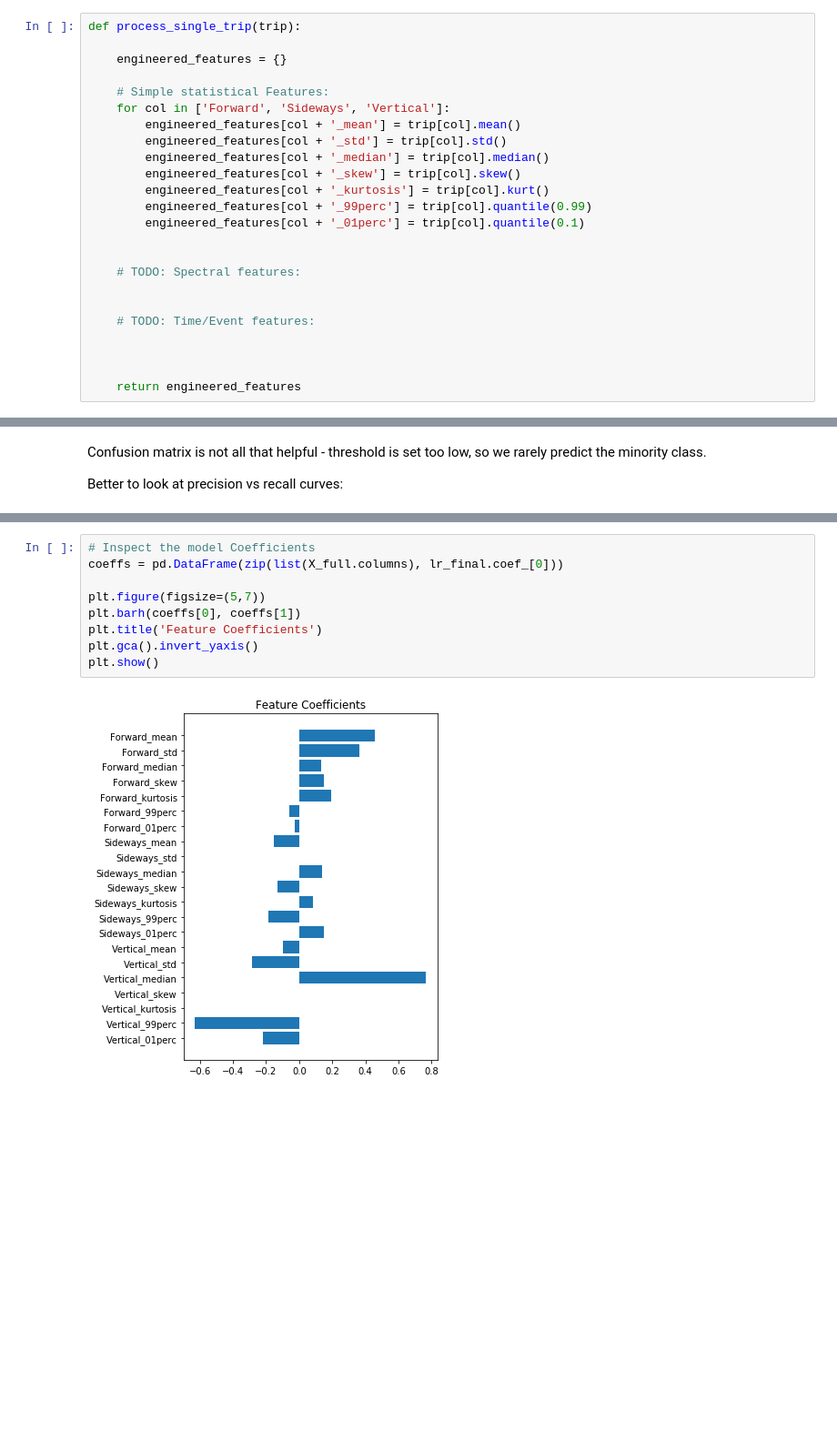
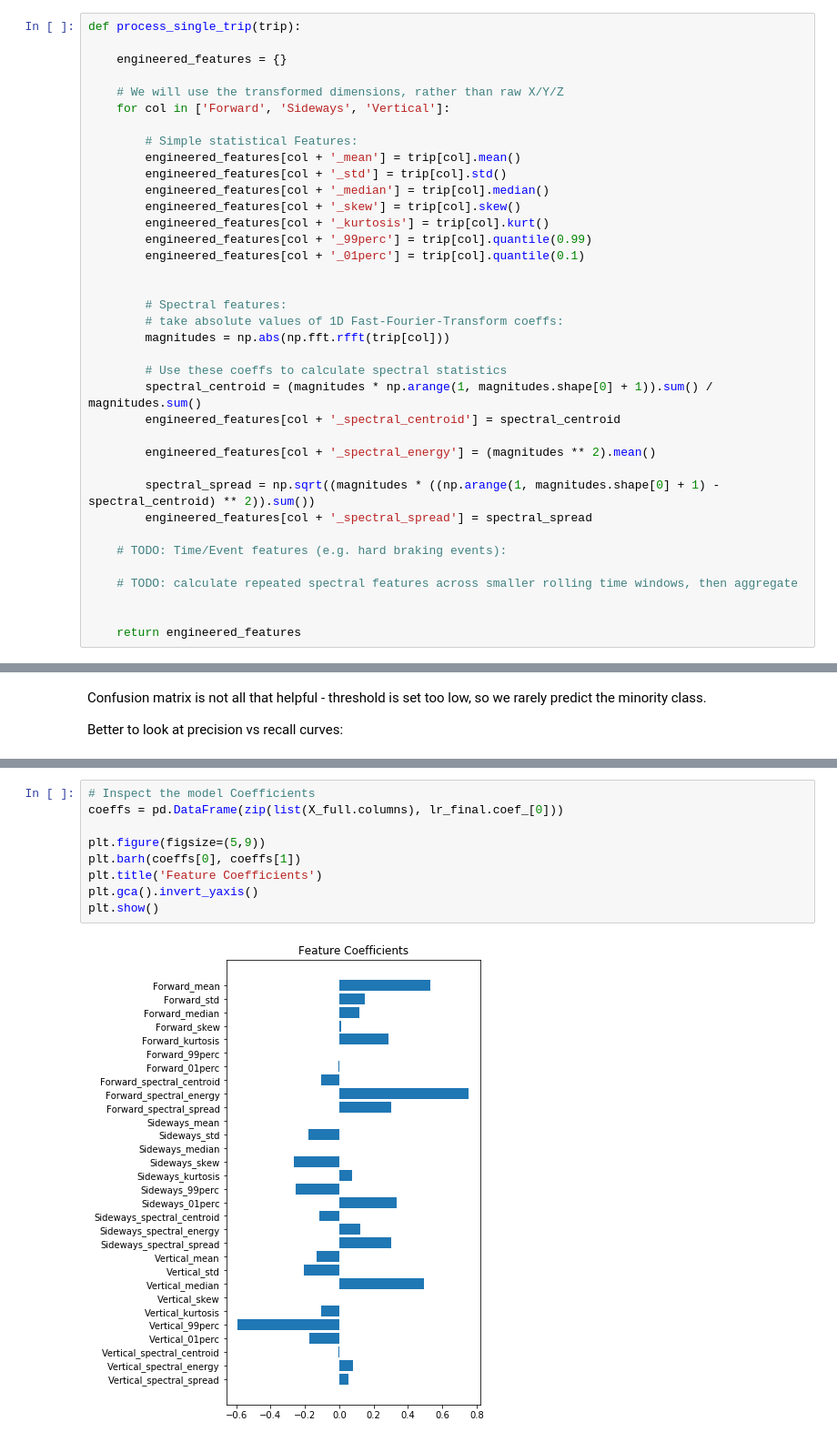
Before and after one commit to dolmas1/zego_telematics, a Jupyter notebook: sam_dolman_analysis.ipynb, the cells around one changed output, grey strips where cells are left out. Shown at 91% size. Cells and saved outputs as stored; diff of their text form; blank space fills up the shorter version.

Commit message:
spectral features

```diff
--- a/sam_dolman_analysis.ipynb
+++ b/sam_dolman_analysis.ipynb
@@ -241,8 +247,10 @@ def process_single_trip(trip):
 
     engineered_features = {}
 
-    # Simple statistical Features:
+    # We will use the transformed dimensions, rather than raw X/Y/Z
     for col in ['Forward', 'Sideways', 'Vertical']:
+
+        # Simple statistical Features:
         engineered_features[col + '_mean'] = trip[col].mean()
         engineered_features[col + '_std'] = trip[col].std()
         engineered_features[col + '_median'] = trip[col].median()
@@ -252,11 +260,22 @@ def process_single_trip(trip):
         engineered_features[col + '_01perc'] = trip[col].quantile(0.1)
 
 
-    # TODO: Spectral features:
+        # Spectral features:
+        # take absolute values of 1D Fast-Fourier-Transform coeffs:
+        magnitudes = np.abs(np.fft.rfft(trip[col]))
 
+        # Use these coeffs to calculate spectral statistics
+        spectral_centroid = (magnitudes * np.arange(1, magnitudes.shape[0] + 1)).sum() / magnitudes.sum()
+        engineered_features[col + '_spectral_centroid'] = spectral_centroid
 
-    # TODO: Time/Event features:
+        engineered_features[col + '_spectral_energy'] = (magnitudes ** 2).mean()
 
+        spectral_spread = np.sqrt((magnitudes * ((np.arange(1, magnitudes.shape[0] + 1) - spectral_centroid) ** 2)).sum())
+        engineered_features[col + '_spectral_spread'] = spectral_spread
+
+    # TODO: Time/Event features (e.g. hard braking events):
+
+    # TODO: calculate repeated spectral features across smaller rolling time windows, then aggregate
 
 
     return engineered_features
@@ -404,12 +418,12 @@ We have beaten the random model, although there is still room for improvement :)
 # %%
 # Inspect the model Coefficients
 coeffs = pd.DataFrame(zip(list(X_full.columns), lr_final.coef_[0]))
 
-plt.figure(figsize=(5,7))
+plt.figure(figsize=(5,9))
 plt.barh(coeffs[0], coeffs[1])
 plt.title('Feature Coefficients')
 plt.gca().invert_yaxis()
 plt.show()
 # %% [output]
-[figure, old version]
+[figure, new version]
 # %% [markdown]
```
Also changed, not shown: parts of 10 cells of this notebook.
